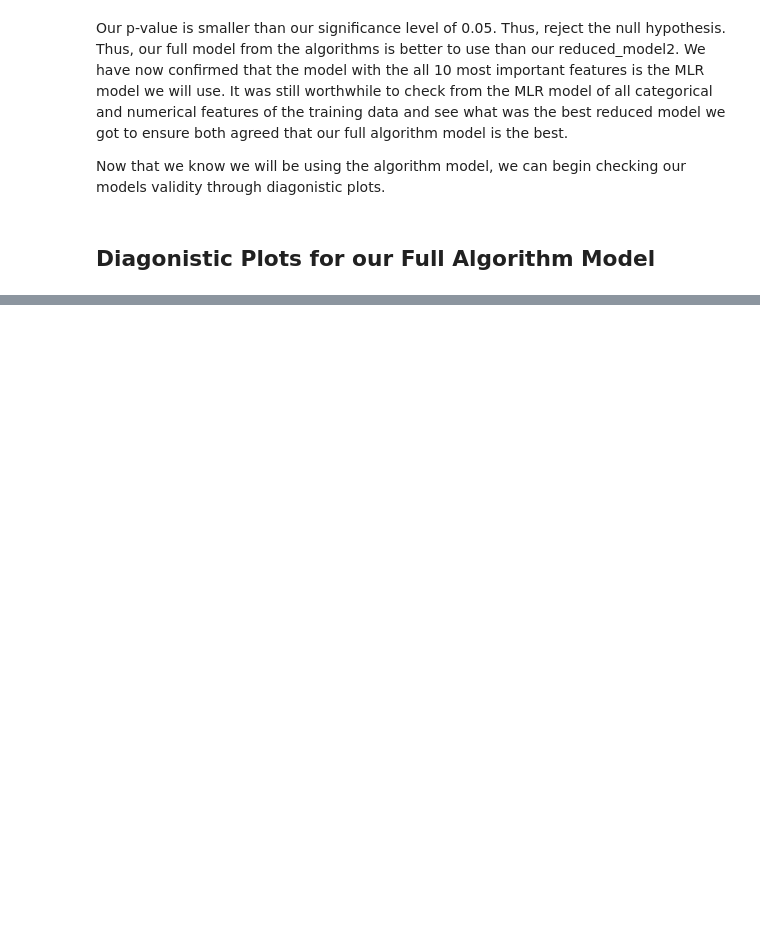
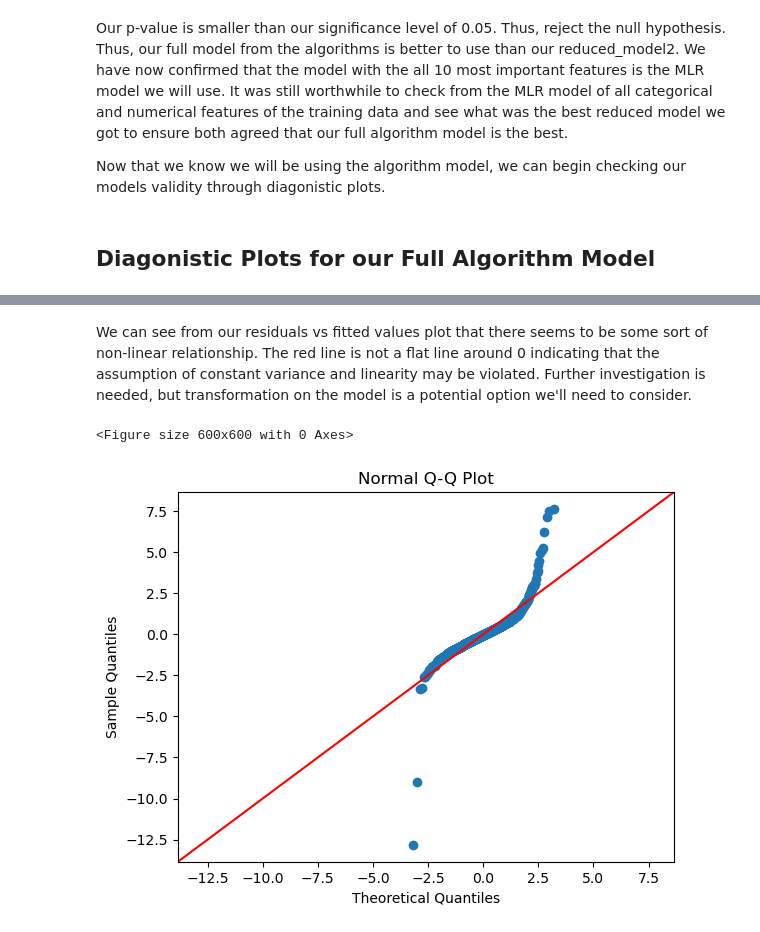
Before and after one commit to FoxDavenport/PIC16BFinalProject, a Jupyter notebook: FinalProject16B.ipynb, the cells around one changed output, grey strips where cells are left out. Cells and saved outputs as stored; diff of their text form; code cells hidden in the pictures; blank space fills up the shorter version.

```diff
--- a/FinalProject16B.ipynb
+++ b/FinalProject16B.ipynb
@@ -817,0 +817,11 @@ plt.show()
+# %% [markdown]
+We can see from our residuals vs fitted values plot that there seems to be some sort of non-linear relationship. The red line is not a flat line around 0 indicating that the assumption of constant variance and linearity may be violated. Further investigation is needed, but transformation on the model is a potential option we'll need to consider.
+# %%
+# Normal Q-Q Plot
+plt.figure(figsize=(6, 6))
+sm.qqplot(standardized_residuals, line='45')
+plt.title('Normal Q-Q Plot')
+plt.show()
+# %% [output]
+<Figure size 600x600 with 0 Axes>
+[figure, added]
```
Also changed, not shown: parts of 16 cells of this notebook.
